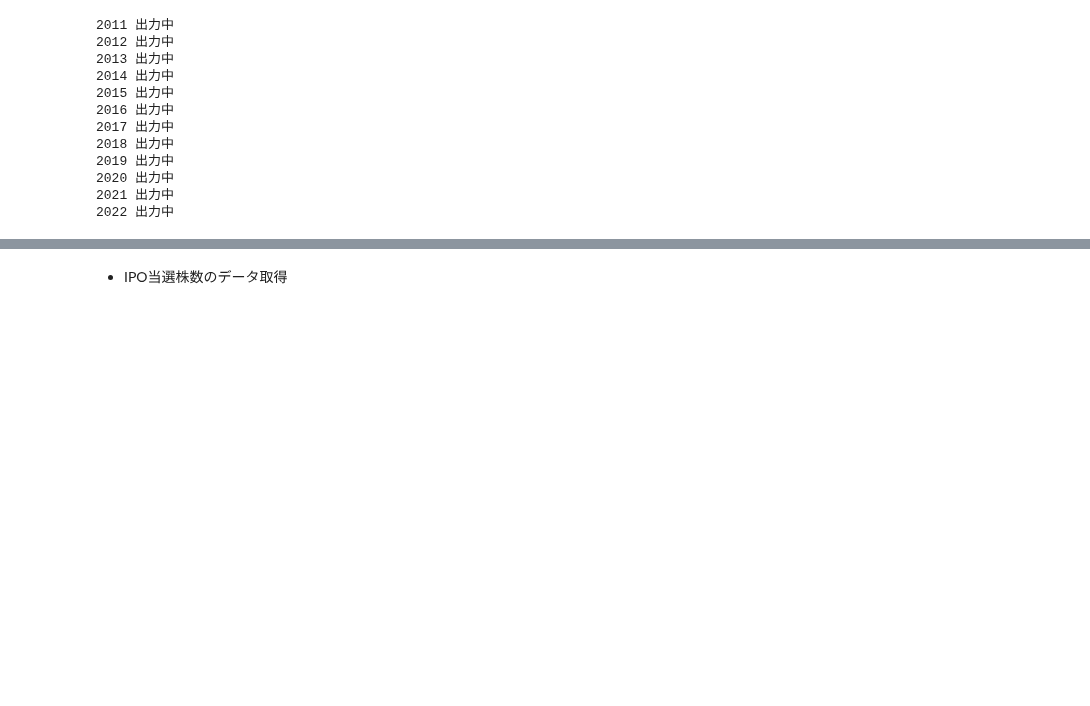
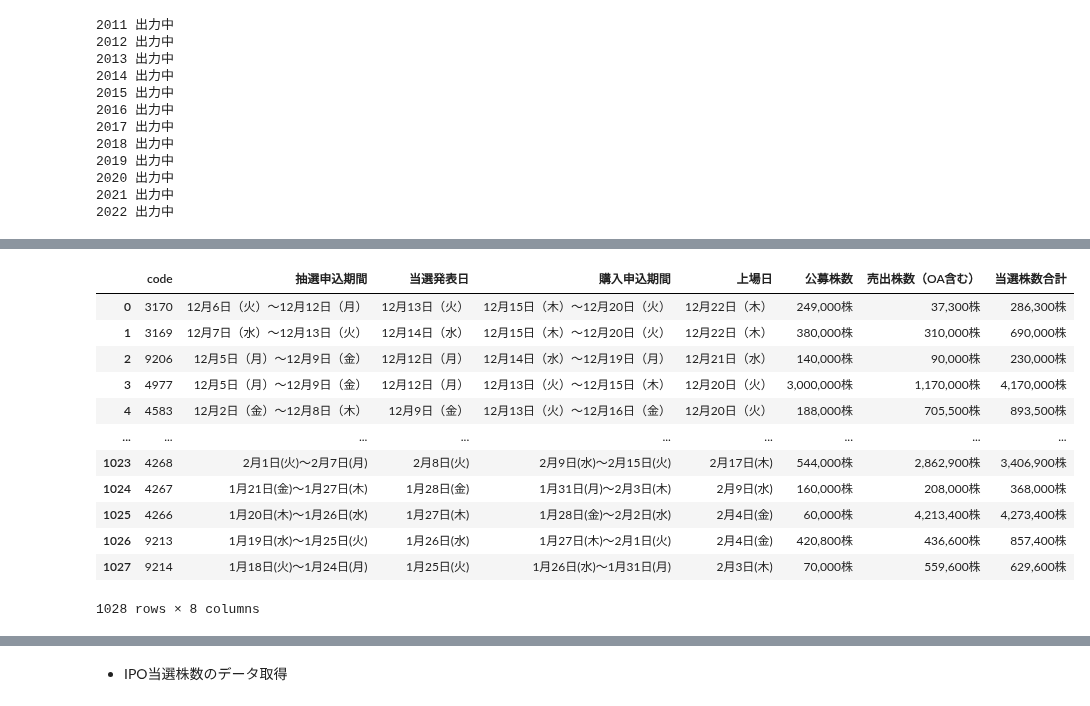
Before and after one commit to ryota1215/stock_tools, a Jupyter notebook: notebook/scraping_ipo.ipynb, the cells around one changed output, grey strips where cells are left out. Cells and saved outputs as stored; diff of their text form; code cells hidden in the pictures; blank space fills up the shorter version.

```diff
--- a/notebook/scraping_ipo.ipynb
+++ b/notebook/scraping_ipo.ipynb
@@ -515,0 +570,27 @@ df_assessments
+# %%
+# IPOスケジュール + IPO当選株数 output2/4
+df_schedule = df_scraping_all[[
+    "code",
+    "抽選申込期間",
+    "当選発表日",
+    "購入申込期間",
+    "上場日",
+    "公募株数",
+    "売出株数（OA含む）",
+    "当選株数合計"
+]]
+df_schedule
+# %% [output]
+|  | code | 抽選申込期間 | 当選発表日 | 購入申込期間 | 上場日 | 公募株数 | 売出株数（OA含む） | 当選株数合計 |
+| 0 | 3170 | 12月6日（火）～12月12日（月） | 12月13日（火） | 12月15日（木）～12月20日（火） | 12月22日（木） | 249,000株 | 37,300株 | 286,300株 |
+| 1 | 3169 | 12月7日（水）～12月13日（火） | 12月14日（水） | 12月15日（木）～12月20日（火） | 12月22日（木） | 380,000株 | 310,000株 | 690,000株 |
+| 2 | 9206 | 12月5日（月）～12月9日（金） | 12月12日（月） | 12月14日（水）～12月19日（月） | 12月21日（水） | 140,000株 | 90,000株 | 230,000株 |
+| 3 | 4977 | 12月5日（月）～12月9日（金） | 12月12日（月） | 12月13日（火）～12月15日（木） | 12月20日（火） | 3,000,000株 | 1,170,000株 | 4,170,000株 |
+| 4 | 4583 | 12月2日（金）～12月8日（木） | 12月9日（金） | 12月13日（火）～12月16日（金） | 12月20日（火） | 188,000株 | 705,500株 | 893,500株 |
+| ... | ... | ... | ... | ... | ... | ... | ... | ... |
+| 1023 | 4268 | 2月1日(火)～2月7日(月) | 2月8日(火) | 2月9日(水)～2月15日(火) | 2月17日(木) | 544,000株 | 2,862,900株 | 3,406,900株 |
+| 1024 | 4267 | 1月21日(金)～1月27日(木) | 1月28日(金) | 1月31日(月)～2月3日(木) | 2月9日(水) | 160,000株 | 208,000株 | 368,000株 |
+| 1025 | 4266 | 1月20日(木)～1月26日(水) | 1月27日(木) | 1月28日(金)～2月2日(水) | 2月4日(金) | 60,000株 | 4,213,400株 | 4,273,400株 |
+| 1026 | 9213 | 1月19日(水)～1月25日(火) | 1月26日(水) | 1月27日(木)～2月1日(火) | 2月4日(金) | 420,800株 | 436,600株 | 857,400株 |
+| 1027 | 9214 | 1月18日(火)～1月24日(月) | 1月25日(火) | 1月26日(水)～1月31日(月) | 2月3日(木) | 70,000株 | 559,600株 | 629,600株 |
+1028 rows × 8 columns
```
Also changed, not shown: parts of 47 cells of this notebook.
